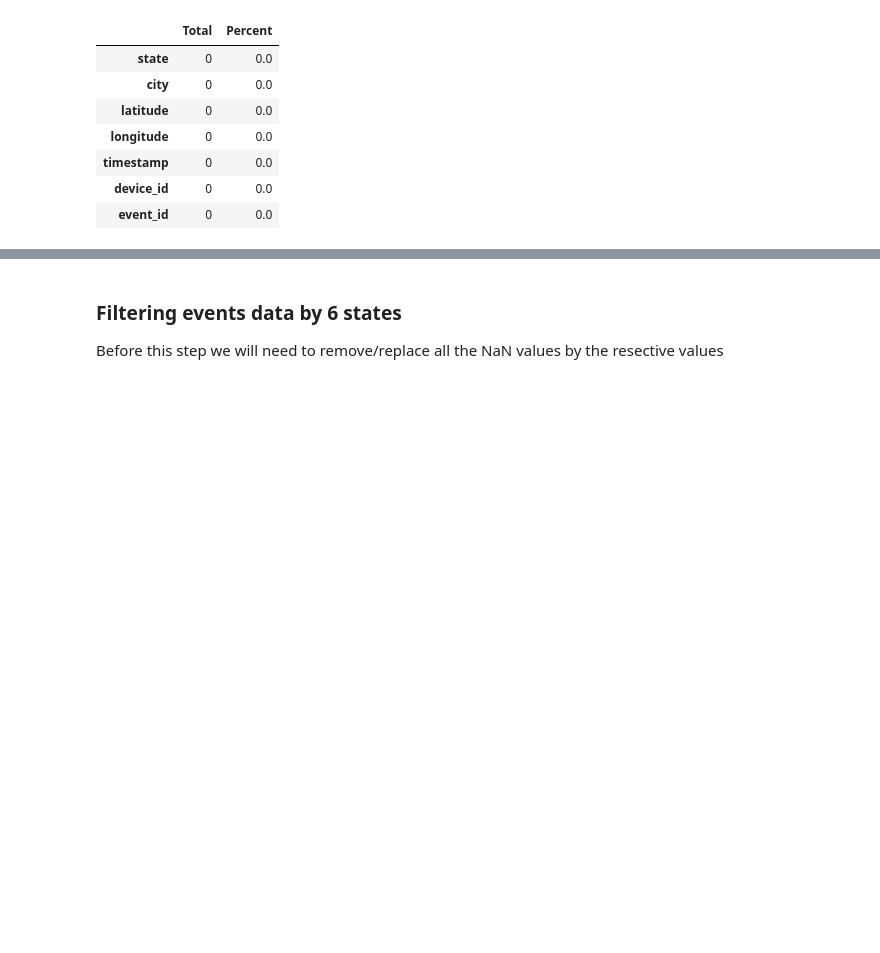
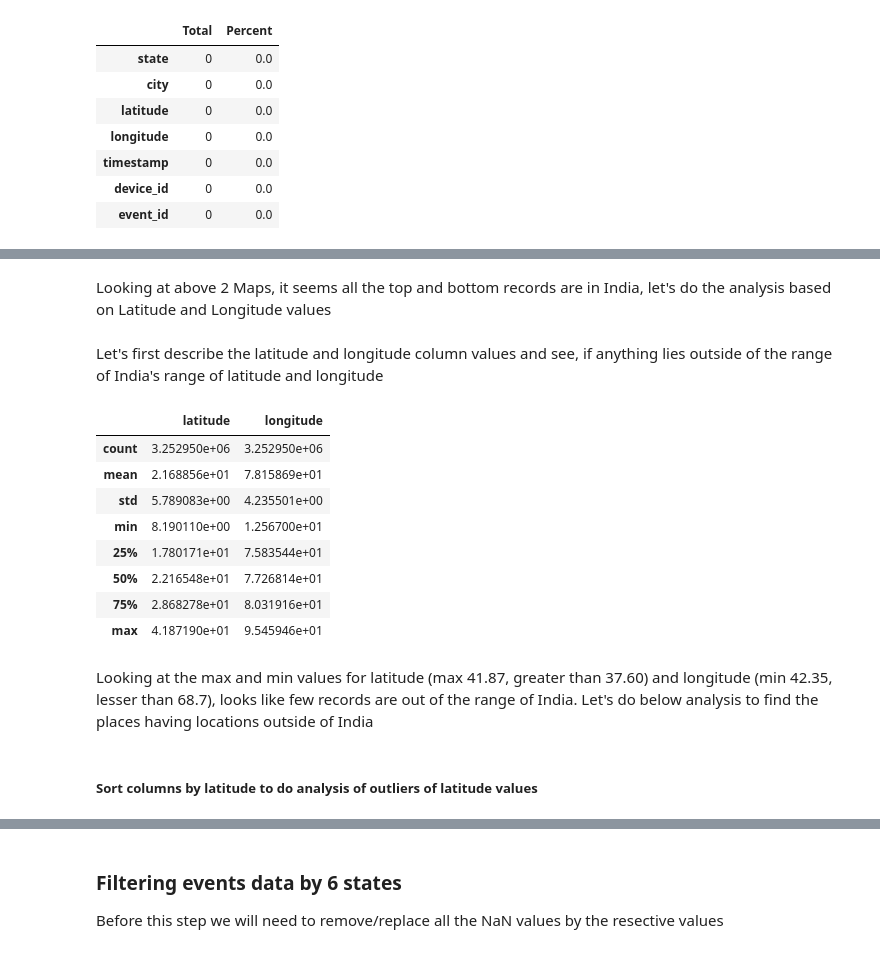
Before and after one commit to mohinder-singhtank/Capstone-1-ML, a Jupyter notebook: Capstone-1004.ipynb, the cells around one changed output, grey strips where cells are left out. Saved outputs shown, nothing was run; the diff lists cells and outputs as text; code cells hidden in the pictures; blank space fills up the shorter version.

Commit message:
analysis of latitude and longitude
Code for analysis of latitude and longitude using folium is added

```diff
--- a/Capstone-1004.ipynb
+++ b/Capstone-1004.ipynb
@@ -479,0 +518,20 @@ missing_data(events_data_df)
+# %% [markdown]
+Looking at above 2 Maps, it seems all the top and bottom records are in India, let's do the analysis based on Latitude and Longitude values
+# %% [markdown]
+Let's first describe the latitude and longitude column values and see, if anything lies outside of the range of India's range of latitude and longitude
+# %%
+events_data_df[['latitude', 'longitude']].describe()
+# %% [output]
+|  | latitude | longitude |
+| count | 3.252950e+06 | 3.252950e+06 |
+| mean | 2.168856e+01 | 7.815869e+01 |
+| std | 5.789083e+00 | 4.235501e+00 |
+| min | 8.190110e+00 | 1.256700e+01 |
+| 25% | 1.780171e+01 | 7.583544e+01 |
+| 50% | 2.216548e+01 | 7.726814e+01 |
+| 75% | 2.868278e+01 | 8.031916e+01 |
+| max | 4.187190e+01 | 9.545946e+01 |
+# %% [markdown]
+Looking at the max and min values for latitude (max 41.87, greater than 37.60) and longitude (min 42.35, lesser than 68.7), looks like few records are out of the range of India. Let's do below analysis to find the places having locations outside of India
+# %% [markdown]
+##### Sort columns by latitude to do analysis of outliers of latitude values
```
Also changed, not shown: parts of 30 cells of this notebook.
